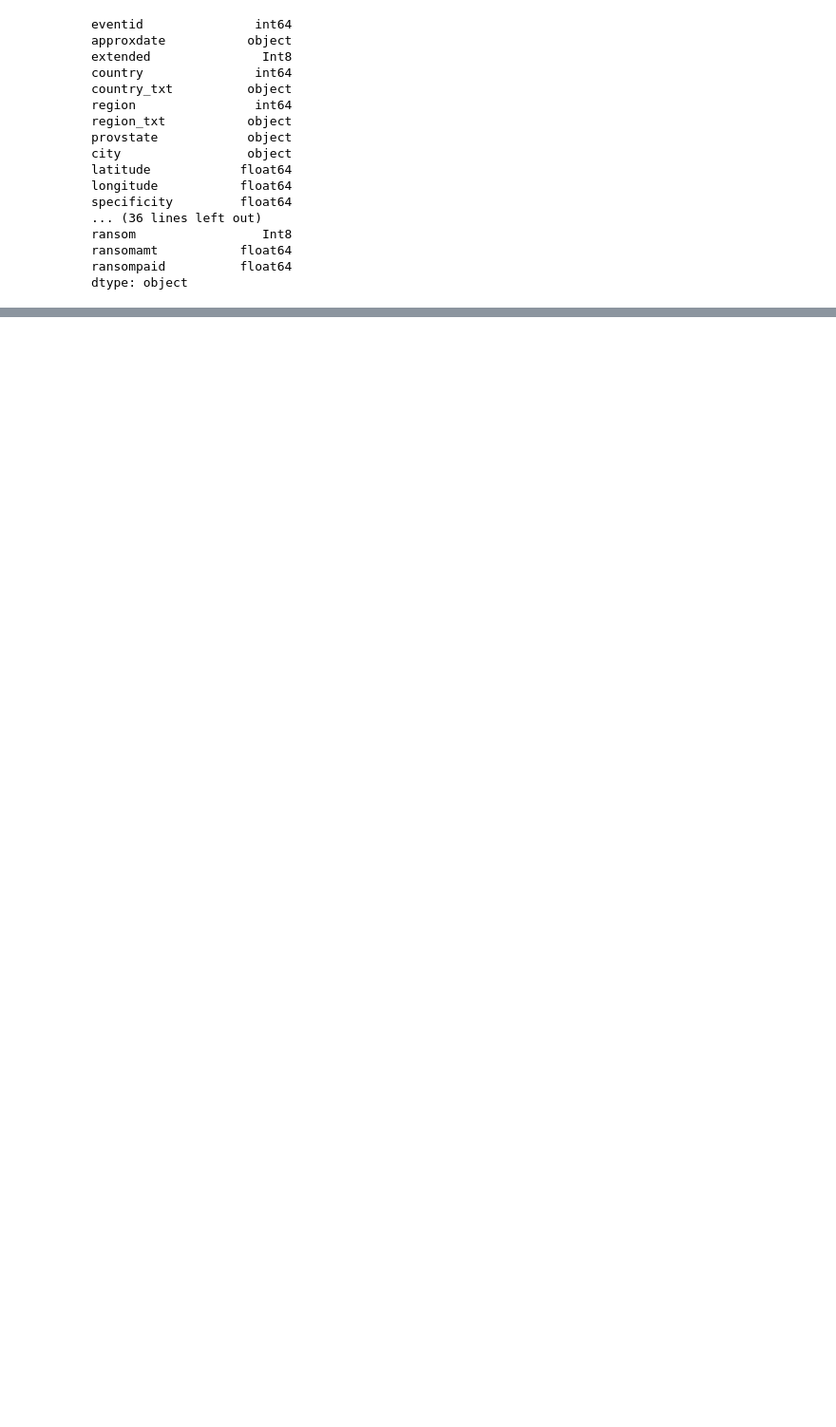
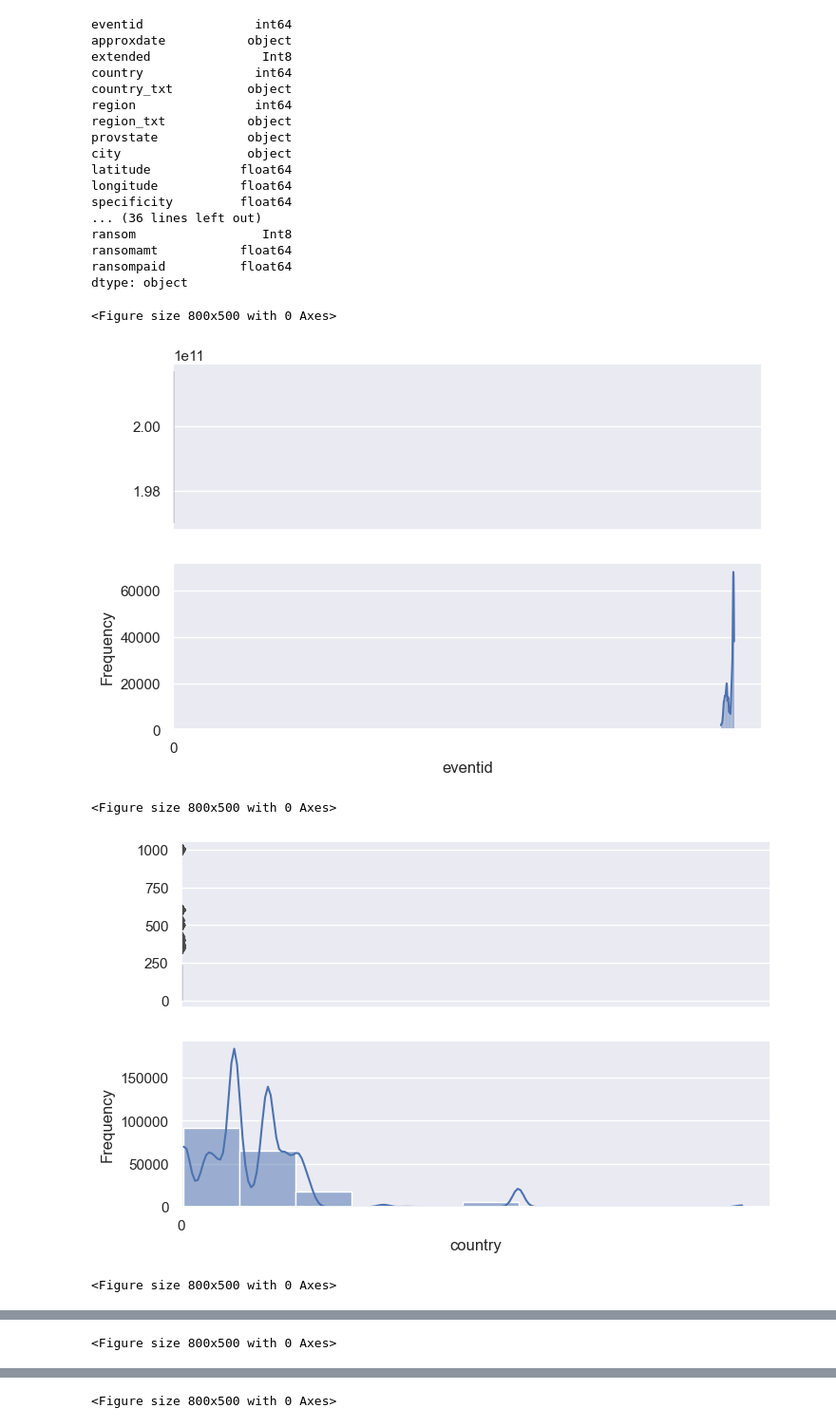
Before and after one commit to skyler22wilson/midterm_project, a Jupyter notebook: EDA_visualizations_notebooks/data_cleaning/data_cleaning_sw.ipynb, the cells around one changed output, grey strips where cells are left out. Shown at 95% size. Cells and saved outputs as stored; diff of their text form; code cells hidden in the pictures; blank space fills up the shorter version.

```diff
--- a/EDA_visualizations_notebooks/data_cleaning/data_cleaning_sw.ipynb
+++ b/EDA_visualizations_notebooks/data_cleaning/data_cleaning_sw.ipynb
@@ -407,3 +406,19 @@ default_value = 'Unknown'
 
 #set variations to just Unknown
 global_terrorism_df['motive'] = global_terrorism_df['motive'].apply(lambda x: default_value if x in keywords else x)
+# %%
+for col in global_terrorism_df.select_dtypes(include=['int64', 'float64']).columns:
+    plt.figure()
+    plt.tight_layout()
+    sns.set(rc={"figure.figsize":(8, 5)})
+
+    f, (ax_box, ax_hist) = plt.subplots(2, sharex=True)
+    plt.gca().set(xlabel= col,ylabel='Frequency')
+    sns.boxplot(global_terrorism_df[col], ax=ax_box , linewidth= 1.0)
+    sns.histplot(global_terrorism_df[col], ax=ax_hist , bins = 10,kde=True)
+# %% [output]
+<Figure size 800x500 with 0 Axes>
+[figure, added]
+<Figure size 800x500 with 0 Axes>
+[figure, added]
+<Figure size 800x500 with 0 Axes>
@@ -409,0 +426 @@ global_terrorism_df['motive'] = global_terrorism_df['motive'].apply(lambda x: de
+<Figure size 800x500 with 0 Axes>
@@ -409,0 +428 @@ global_terrorism_df['motive'] = global_terrorism_df['motive'].apply(lambda x: de
+<Figure size 800x500 with 0 Axes>
```
Also changed, not shown: parts of 13 cells of this notebook, 3 other files.
